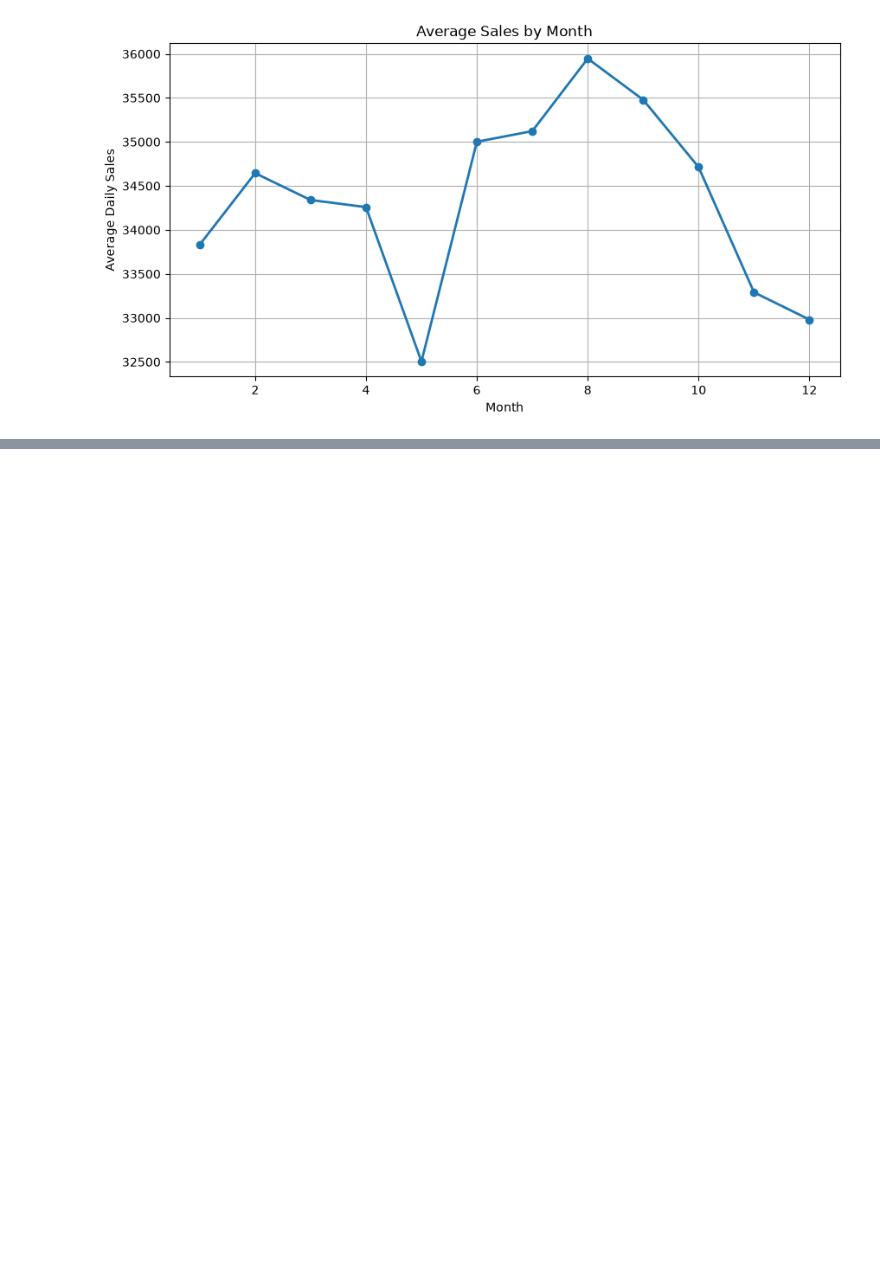
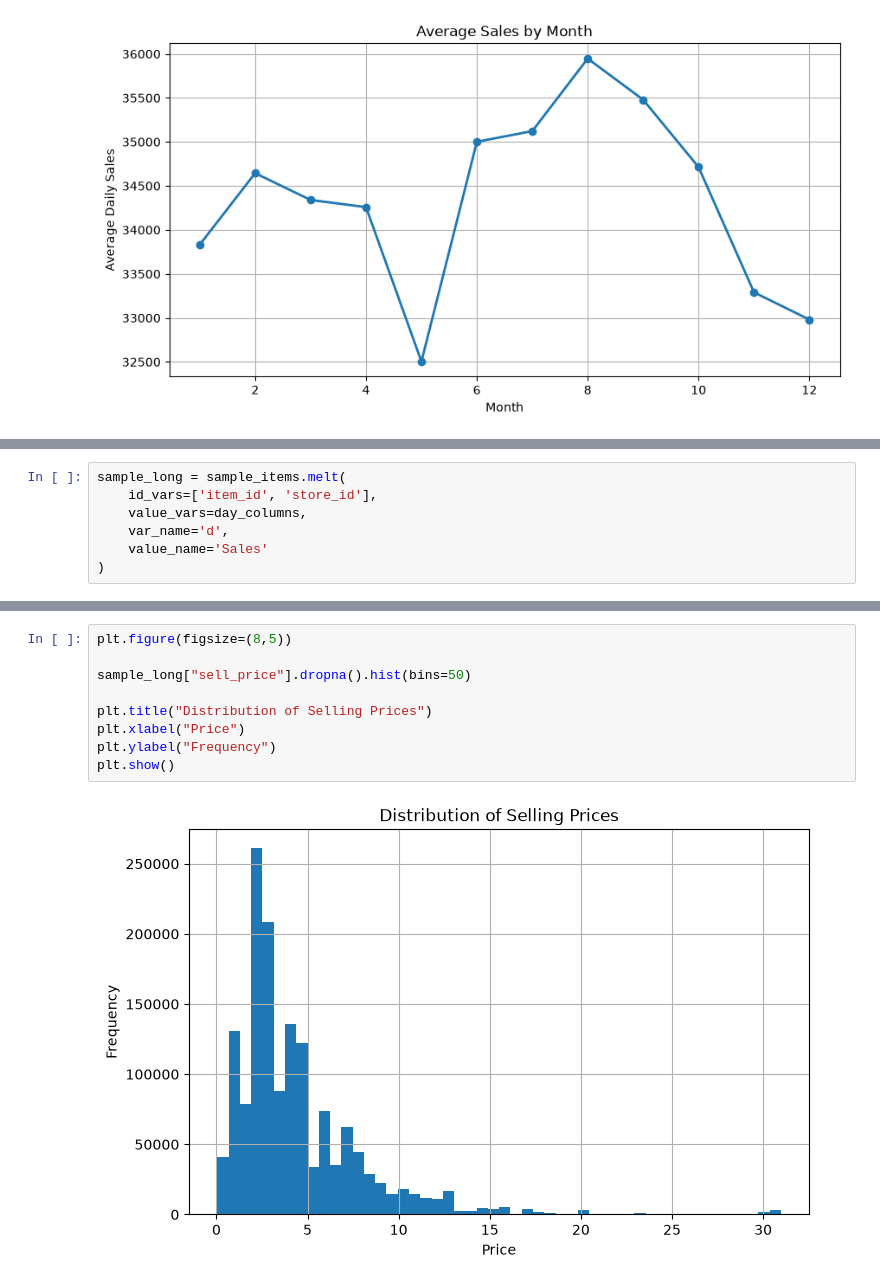
Before and after one commit to cppandey497/M5_Forecasting_Model-Kaggle, a Jupyter notebook: notebooks/01_Data_Understanding.ipynb, the cells around one changed output, grey strips where cells are left out. Cells and saved outputs as stored; diff of their text form; blank space fills up the shorter version.

```diff
--- a/notebooks/01_Data_Understanding.ipynb
+++ b/notebooks/01_Data_Understanding.ipynb
@@ -888,0 +1035,7 @@ plt.show()
+# %%
+sample_long = sample_items.melt(
+    id_vars=['item_id', 'store_id'],
+    value_vars=day_columns,
+    var_name='d',
+    value_name='Sales'
+)
@@ -888,0 +1186,11 @@ plt.show()
+# %%
+plt.figure(figsize=(8,5))
+
+sample_long["sell_price"].dropna().hist(bins=50)
+
+plt.title("Distribution of Selling Prices")
+plt.xlabel("Price")
+plt.ylabel("Frequency")
+plt.show()
+# %% [output]
+[figure, added]
```
Also changed, not shown: parts of 130 cells of this notebook.
